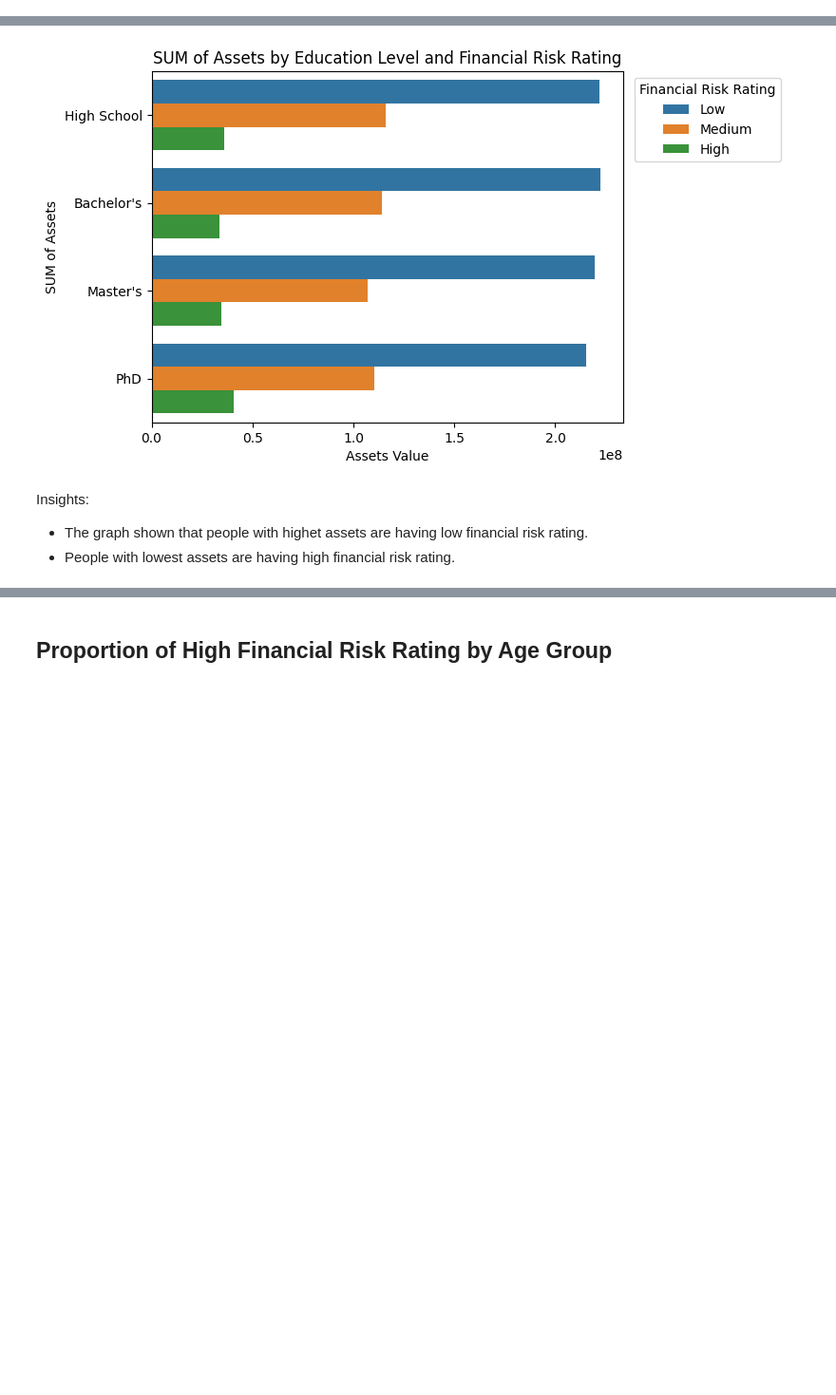
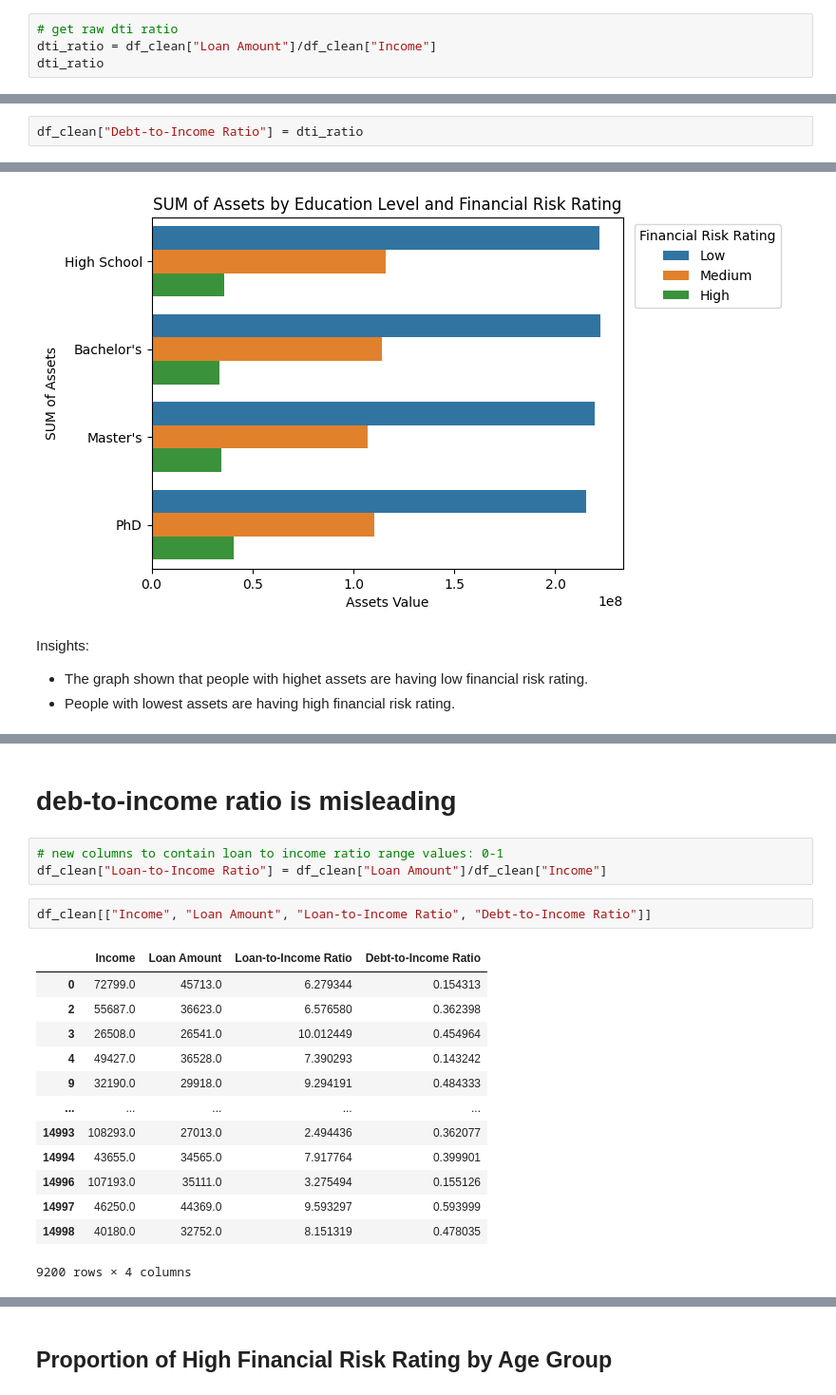
Before and after one commit to Gustana/Personal-Financial-Risk-Analysis, a Jupyter notebook: analysis.ipynb, the cells around one changed output, grey strips where cells are left out. Shown at 95% size. Saved outputs shown, nothing was run; the diff lists cells and outputs as text; blank space fills up the shorter version.

```diff
--- a/analysis.ipynb
+++ b/analysis.ipynb
@@ -713,0 +716,4 @@ dtype: int64
+# %%
+# get raw dti ratio
+dti_ratio = df_clean["Loan Amount"]/df_clean["Income"]
+dti_ratio
@@ -713,0 +747,2 @@ dtype: int64
+# %%
+df_clean["Debt-to-Income Ratio"] = dti_ratio
@@ -867,0 +952,21 @@ Insights:
+# %% [markdown]
+# deb-to-income ratio is misleading
+# %%
+# new columns to contain loan to income ratio range values: 0-1
+df_clean["Loan-to-Income Ratio"] = df_clean["Loan Amount"]/df_clean["Income"]
+# %%
+df_clean[["Income", "Loan Amount", "Loan-to-Income Ratio", "Debt-to-Income Ratio"]]
+# %% [output]
+|  | Income | Loan Amount | Loan-to-Income Ratio | Debt-to-Income Ratio |
+| 0 | 72799.0 | 45713.0 | 6.279344 | 0.154313 |
+| 2 | 55687.0 | 36623.0 | 6.576580 | 0.362398 |
+| 3 | 26508.0 | 26541.0 | 10.012449 | 0.454964 |
+| 4 | 49427.0 | 36528.0 | 7.390293 | 0.143242 |
+| 9 | 32190.0 | 29918.0 | 9.294191 | 0.484333 |
+| ... | ... | ... | ... | ... |
+| 14993 | 108293.0 | 27013.0 | 2.494436 | 0.362077 |
+| 14994 | 43655.0 | 34565.0 | 7.917764 | 0.399901 |
+| 14996 | 107193.0 | 35111.0 | 3.275494 | 0.155126 |
+| 14997 | 46250.0 | 44369.0 | 9.593297 | 0.593999 |
+| 14998 | 40180.0 | 32752.0 | 8.151319 | 0.478035 |
+9200 rows × 4 columns
```
Also changed, not shown: parts of 26 cells of this notebook.
